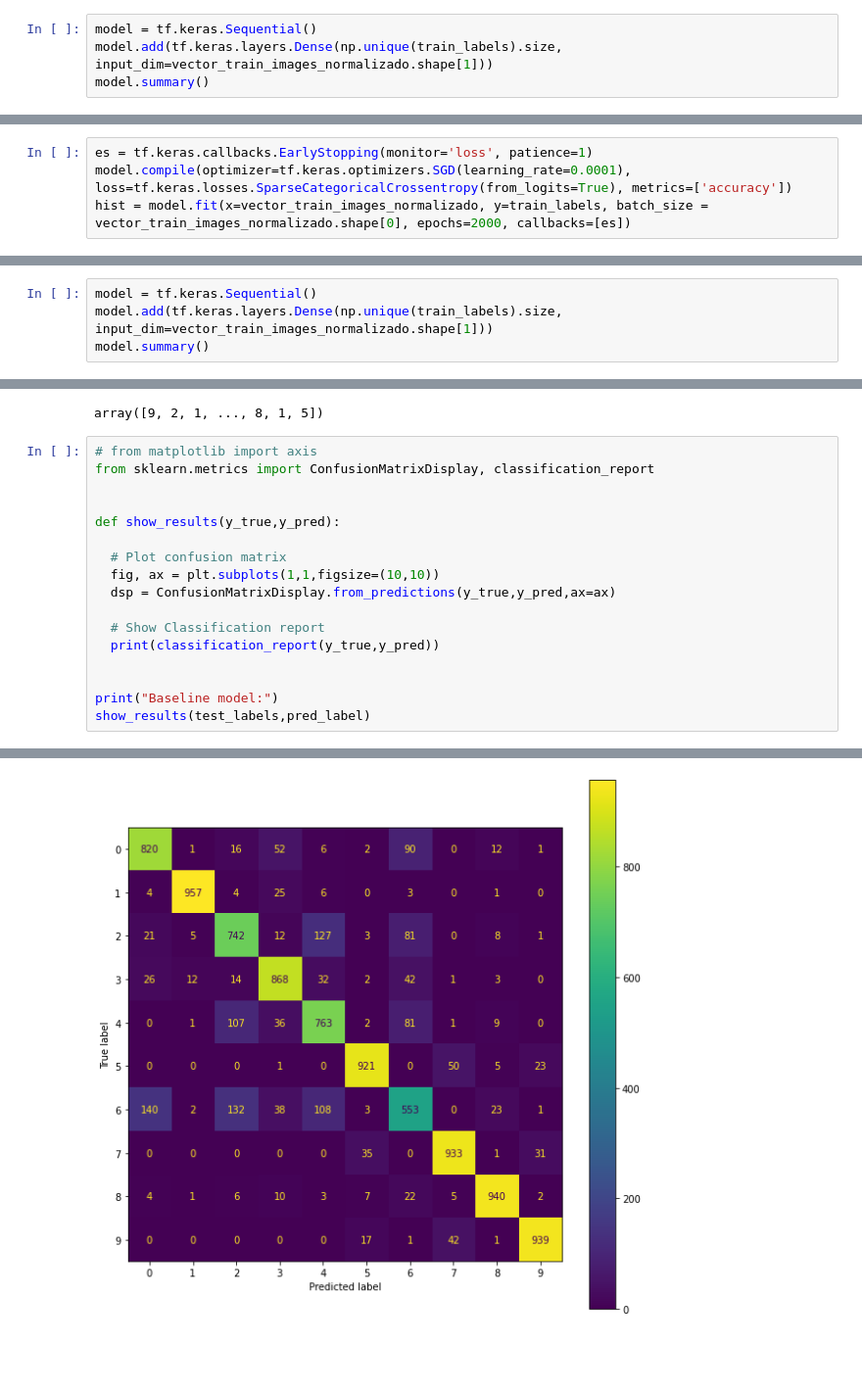
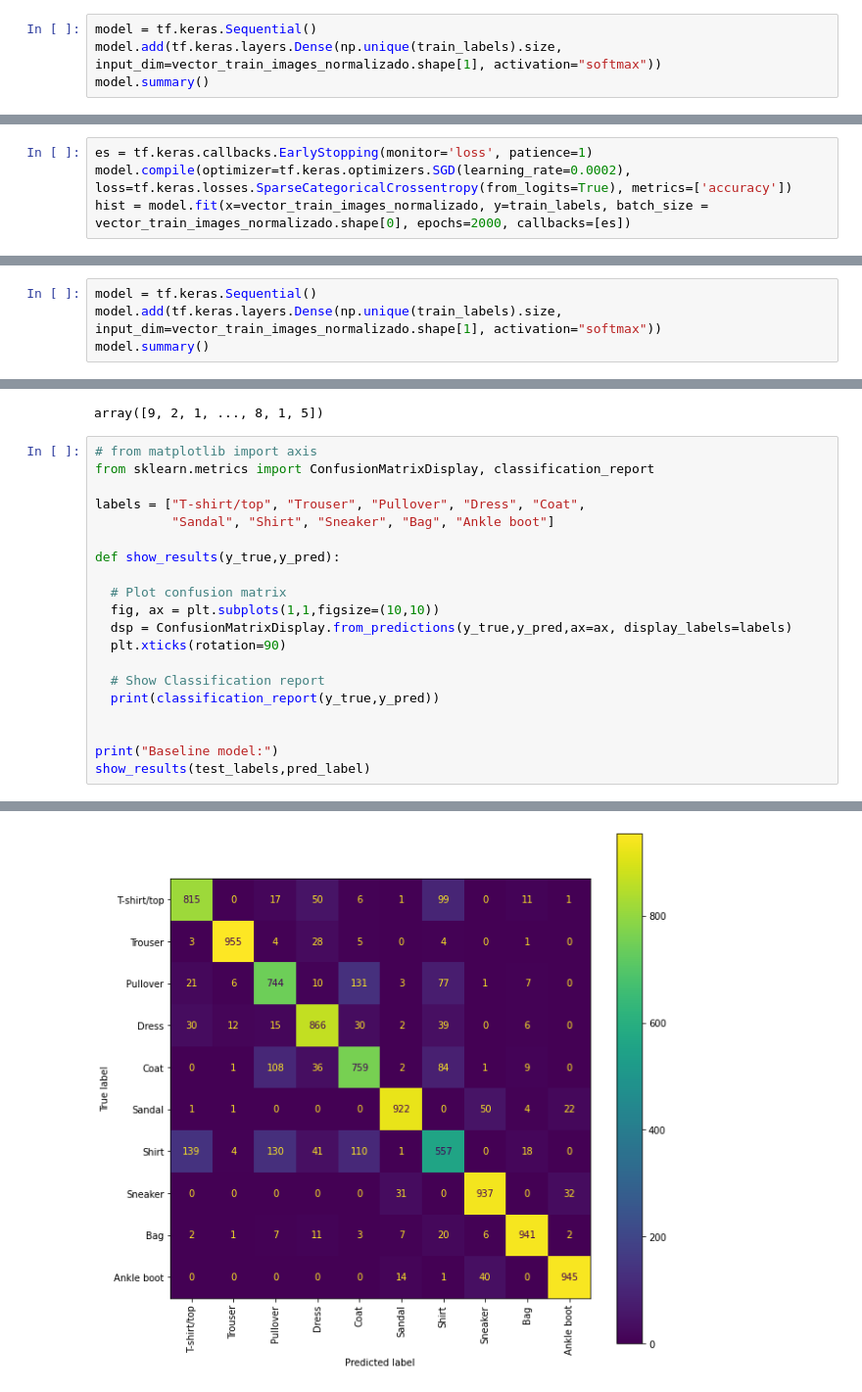
Before and after one commit to ManuSanchez02/CURSO-LEARNING1, a Jupyter notebook: notebooks_manu/Clasificacion.ipynb, the cells around one changed output, grey strips where cells are left out. Shown at 98% size. Cells and saved outputs as stored; diff of their text form; blank space fills up the shorter version.

```diff
--- a/notebooks_manu/Clasificacion.ipynb
+++ b/notebooks_manu/Clasificacion.ipynb
@@ -471,6 +453,6 @@ vector_train_images_normalizado = transformar_a_vector(train_images, media, desv
 vector_test_images_normalizado = transformar_a_vector(test_images, media, desvio)
 # %%
 model = tf.keras.Sequential()
-model.add(tf.keras.layers.Dense(np.unique(train_labels).size,  input_dim=vector_train_images_normalizado.shape[1]))
+model.add(tf.keras.layers.Dense(np.unique(train_labels).size,  input_dim=vector_train_images_normalizado.shape[1], activation="softmax"))
 model.summary()
 # %% [output]
@@ -487,7 +469,7 @@ Non-trainable params: 0
 _________________________________________________________________
 # %%
 es = tf.keras.callbacks.EarlyStopping(monitor='loss', patience=1)
-model.compile(optimizer=tf.keras.optimizers.SGD(learning_rate=0.0001), loss=tf.keras.losses.SparseCategoricalCrossentropy(from_logits=True), metrics=['accuracy'])
+model.compile(optimizer=tf.keras.optimizers.SGD(learning_rate=0.0002), loss=tf.keras.losses.SparseCategoricalCrossentropy(from_logits=True), metrics=['accuracy'])
 hist = model.fit(x=vector_train_images_normalizado, y=train_labels, batch_size = vector_train_images_normalizado.shape[0], epochs=2000, callbacks=[es])
 # %% [output]
 Epoch 1/2000
@@ -608,6 +590,6 @@ np.unique(train_labels)
 array([0, 1, 2, 3, 4, 5, 6, 7, 8, 9], dtype=uint8)
 # %%
 model = tf.keras.Sequential()
-model.add(tf.keras.layers.Dense(np.unique(train_labels).size,  input_dim=vector_train_images_normalizado.shape[1]))
+model.add(tf.keras.layers.Dense(np.unique(train_labels).size,  input_dim=vector_train_images_normalizado.shape[1], activation="softmax"))
 model.summary()
 # %% [output]
@@ -662,12 +645,15 @@ array([9, 2, 1, ..., 8, 1, 5])
 # from matplotlib import axis
 from sklearn.metrics import ConfusionMatrixDisplay, classification_report
 
+labels = ["T-shirt/top", "Trouser", "Pullover", "Dress", "Coat",
+          "Sandal", "Shirt", "Sneaker", "Bag", "Ankle boot"]
 
 def show_results(y_true,y_pred):
 
   # Plot confusion matrix
   fig, ax = plt.subplots(1,1,figsize=(10,10))
-  dsp = ConfusionMatrixDisplay.from_predictions(y_true,y_pred,ax=ax)
+  dsp = ConfusionMatrixDisplay.from_predictions(y_true,y_pred,ax=ax, display_labels=labels)
+  plt.xticks(rotation=90)
 
   # Show Classification report
   print(classification_report(y_true,y_pred))
@@ -690,7 +676,7 @@ Baseline model:
            8       0.94      0.94      0.94      1000
            9       0.94      0.94      0.94      1000
 
     accuracy                           0.84     10000
    macro avg       0.84      0.84      0.84     10000
 weighted avg       0.84      0.84      0.84     10000
-[figure, old version]
+[figure, new version]
```
Also changed, not shown: parts of 11 cells of this notebook.
